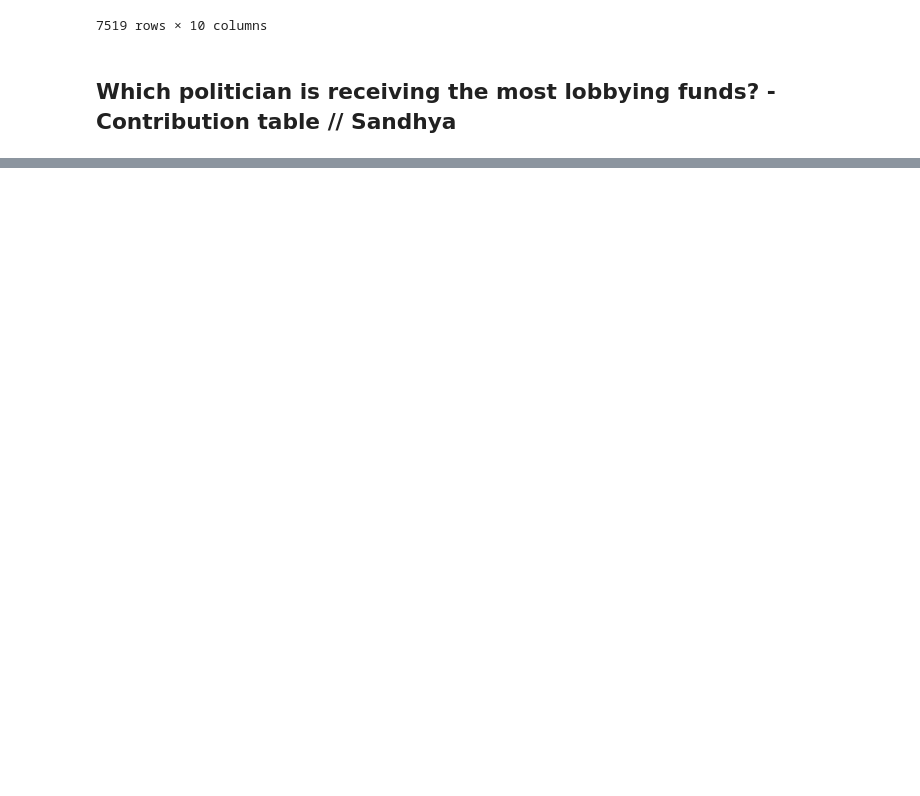
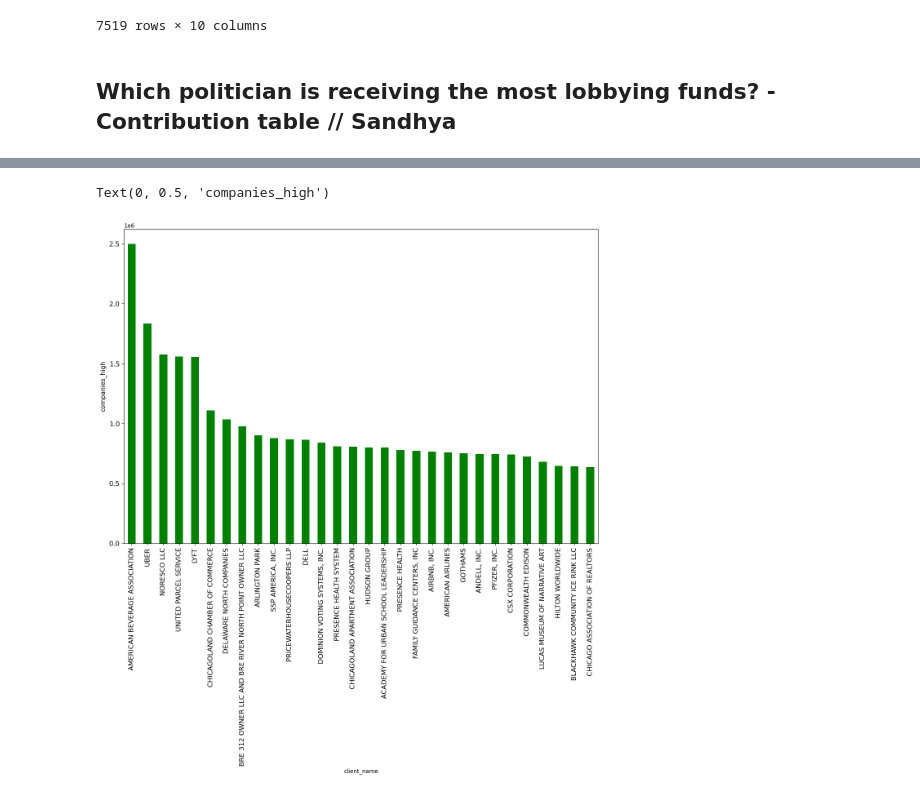
Before and after one commit to eabouche/group-project-3-lobbyist-analysis, a Jupyter notebook: Lobbyist_ETL_and_Analysis.ipynb, the cells around one changed output, grey strips where cells are left out. Drawn from its saved outputs; the diff is of its cells as text; code cells hidden in the pictures; blank space fills up the shorter version.

```diff
--- a/Lobbyist_ETL_and_Analysis.ipynb
+++ b/Lobbyist_ETL_and_Analysis.ipynb
@@ -1112,0 +1120,7 @@ compensation_5y_df
+# %%
+#compensation_df['amount'] = compensation_df['compensation_amount'].astype(float)
+companies_most_funds = compensation_df.groupby(["client_name"])["compensation_amount"].sum()
+companies_high = companies_most_funds.sort_values(ascending=False)
+companies_high =companies_high.head(30)
+
+companies_high
@@ -1112,0 +1145,6 @@ compensation_5y_df
+# %%
+plot_pandas = companies_high.plot.bar(figsize = (15,10), color = 'g', fontsize = 12)
+plt.ylabel("companies_high", fontsize =11)
+# %% [output]
+Text(0, 0.5, 'companies_high')
+[figure, added]
```
Also changed, not shown: parts of 7 cells of this notebook.
